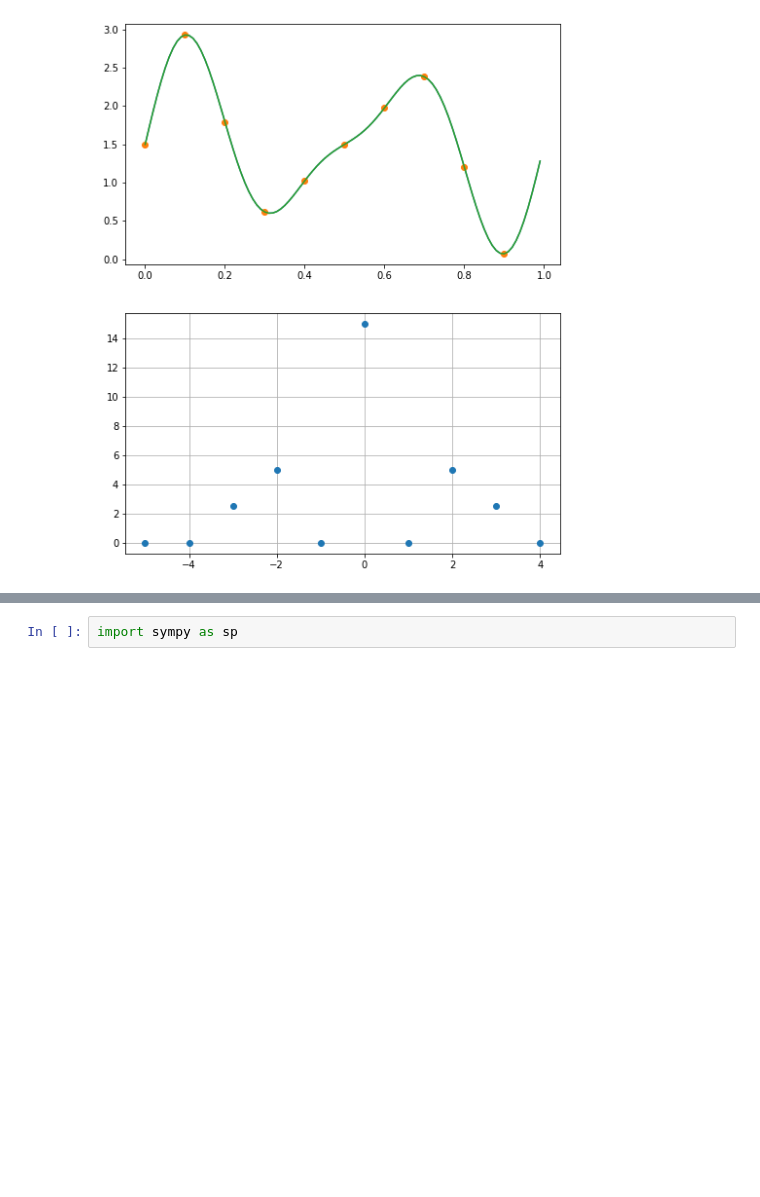
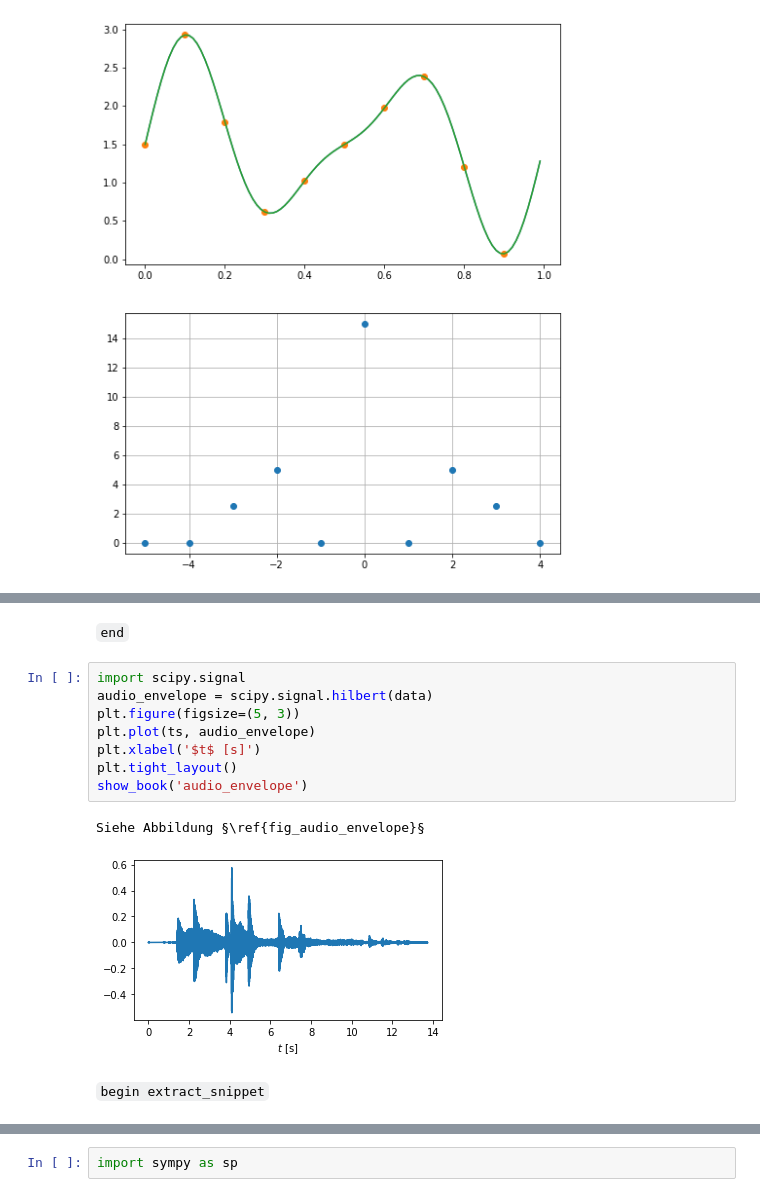
Before and after one commit to python-fuer-ingenieure/notebooks, a Jupyter notebook: kap_fourier.ipynb, the cells around one changed output, grey strips where cells are left out. Drawn from its saved outputs; the diff is of its cells as text; blank space fills up the shorter version.

```diff
--- a/kap_fourier.ipynb
+++ b/kap_fourier.ipynb
@@ -61,0 +338,15 @@ plt.show()
+# %% [markdown]
+`end`
+# %%
+import scipy.signal
+audio_envelope = scipy.signal.hilbert(data)
+plt.figure(figsize=(5, 3))
+plt.plot(ts, audio_envelope)
+plt.xlabel('$t$ [s]')
+plt.tight_layout()
+show_book('audio_envelope')
+# %% [output]
+Siehe Abbildung §\ref{fig_audio_envelope}§
+[figure, added]
+# %% [markdown]
+`begin extract_snippet`
```
Also changed, not shown: parts of 164 cells of this notebook, 2 other files.
